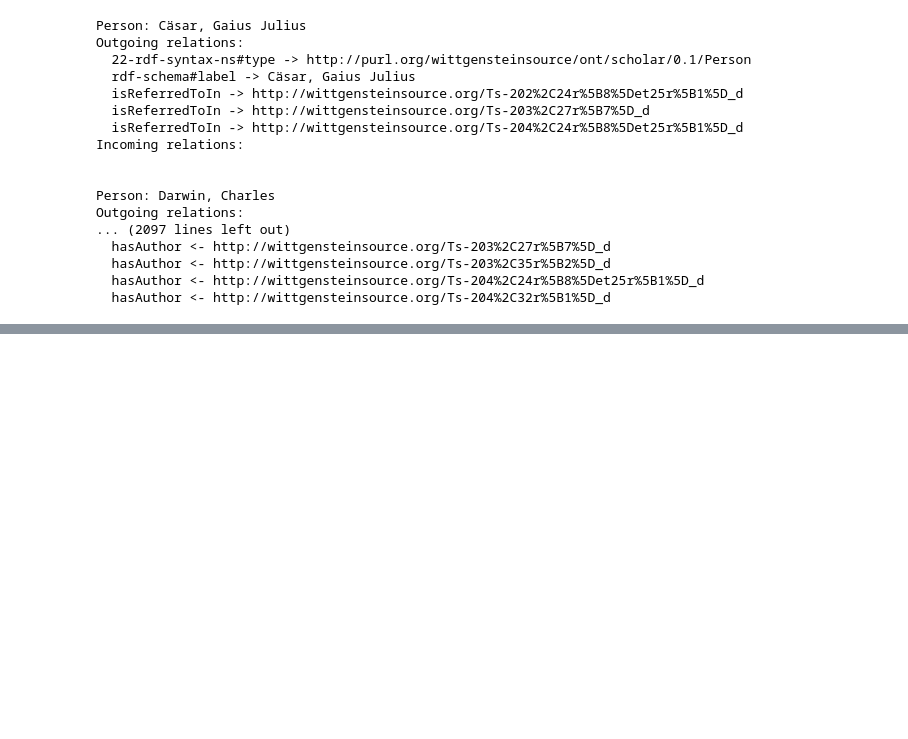
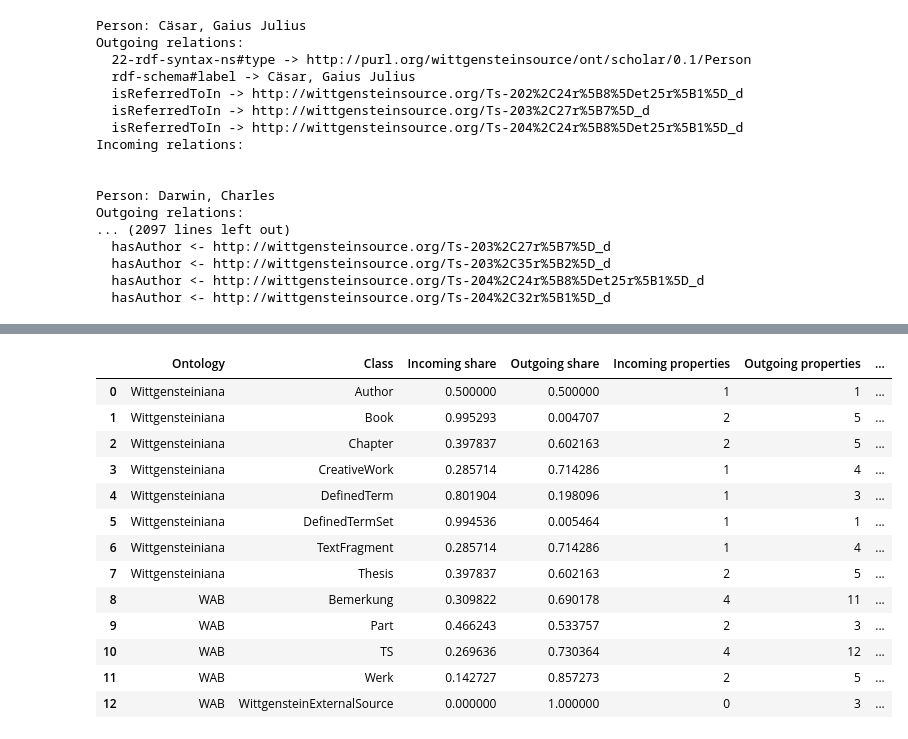
Before and after one commit to i4444i4444/OWL-ontology-align, a Jupyter notebook: tractatus-alignment/notebooks/inspect_alignment_data.ipynb, the cells around one changed output, grey strips where cells are left out. Drawn from its saved outputs; the diff is of its cells as text; code cells hidden in the pictures; blank space fills up the shorter version.

```diff
--- a/tractatus-alignment/notebooks/inspect_alignment_data.ipynb
+++ b/tractatus-alignment/notebooks/inspect_alignment_data.ipynb
@@ -329,0 +1197,61 @@ Outgoing relations:
+# %%
+profile_rows = []
+
+for ontology_name in ["Wittgensteiniana", "WAB"]:
+    ontology_data = class_structure_summary[
+        class_structure_summary["Ontology"] == ontology_name
+    ]
+
+    for class_name in ontology_data["Class"].unique():
+        class_data = ontology_data[
+            ontology_data["Class"] == class_name
+        ]
+
+        incoming = class_data[
+            class_data["Direction"] == "Incoming"
+        ]
+
+        outgoing = class_data[
+            class_data["Direction"] == "Outgoing"
+        ]
+
+        incoming_count = incoming["Number of relations"].sum()
+        outgoing_count = outgoing["Number of relations"].sum()
+
+        total_count = incoming_count + outgoing_count
+
+        profile_rows.append({
+            "Ontology": ontology_name,
+            "Class": class_name,
+            "Incoming share": (
+                incoming_count / total_count
+                if total_count else 0
+            ),
+            "Outgoing share": (
+                outgoing_count / total_count
+                if total_count else 0
+            ),
+            "Incoming properties": incoming["Property"].nunique(),
+            "Outgoing properties": outgoing["Property"].nunique(),
+            "Incoming related types": incoming["Related type"].nunique(),
+            "Outgoing related types": outgoing["Related type"].nunique()
+        })
+
+class_profiles_df = pd.DataFrame(profile_rows)
+
+display(class_profiles_df)
+# %% [output]
+|  | Ontology | Class | Incoming share | Outgoing share | Incoming properties | Outgoing properties | ... |
+| 0 | Wittgensteiniana | Author | 0.500000 | 0.500000 | 1 | 1 | ... |
+| 1 | Wittgensteiniana | Book | 0.995293 | 0.004707 | 2 | 5 | ... |
+| 2 | Wittgensteiniana | Chapter | 0.397837 | 0.602163 | 2 | 5 | ... |
+| 3 | Wittgensteiniana | CreativeWork | 0.285714 | 0.714286 | 1 | 4 | ... |
+| 4 | Wittgensteiniana | DefinedTerm | 0.801904 | 0.198096 | 1 | 3 | ... |
+| 5 | Wittgensteiniana | DefinedTermSet | 0.994536 | 0.005464 | 1 | 1 | ... |
+| 6 | Wittgensteiniana | TextFragment | 0.285714 | 0.714286 | 1 | 4 | ... |
+| 7 | Wittgensteiniana | Thesis | 0.397837 | 0.602163 | 2 | 5 | ... |
+| 8 | WAB | Bemerkung | 0.309822 | 0.690178 | 4 | 11 | ... |
+| 9 | WAB | Part | 0.466243 | 0.533757 | 2 | 3 | ... |
+| 10 | WAB | TS | 0.269636 | 0.730364 | 4 | 12 | ... |
+| 11 | WAB | Werk | 0.142727 | 0.857273 | 2 | 5 | ... |
+| 12 | WAB | WittgensteinExternalSource | 0.000000 | 1.000000 | 0 | 3 | ... |
```
Also changed, not shown: parts of 25 cells of this notebook.
